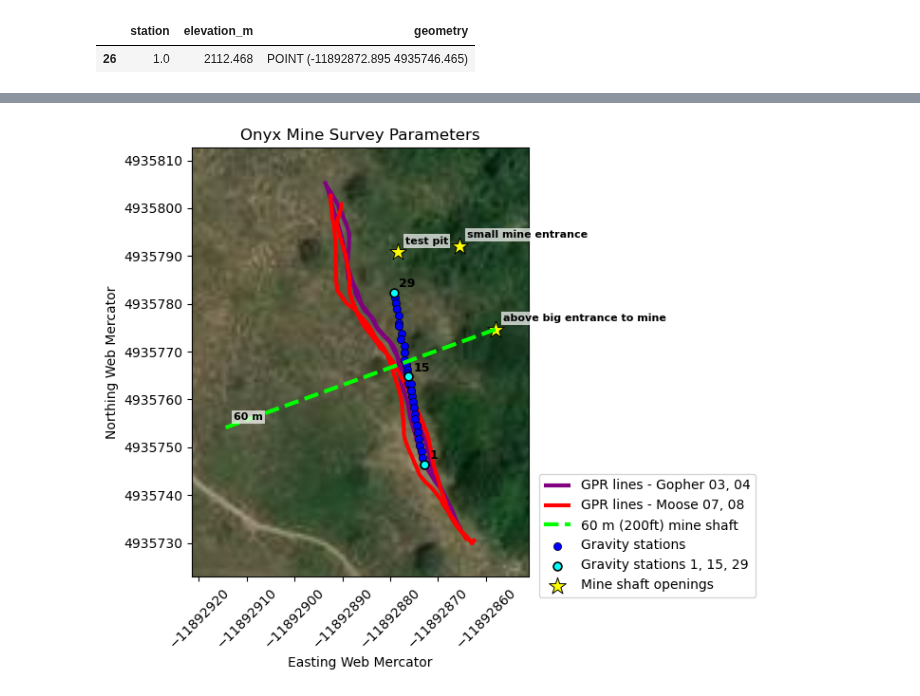
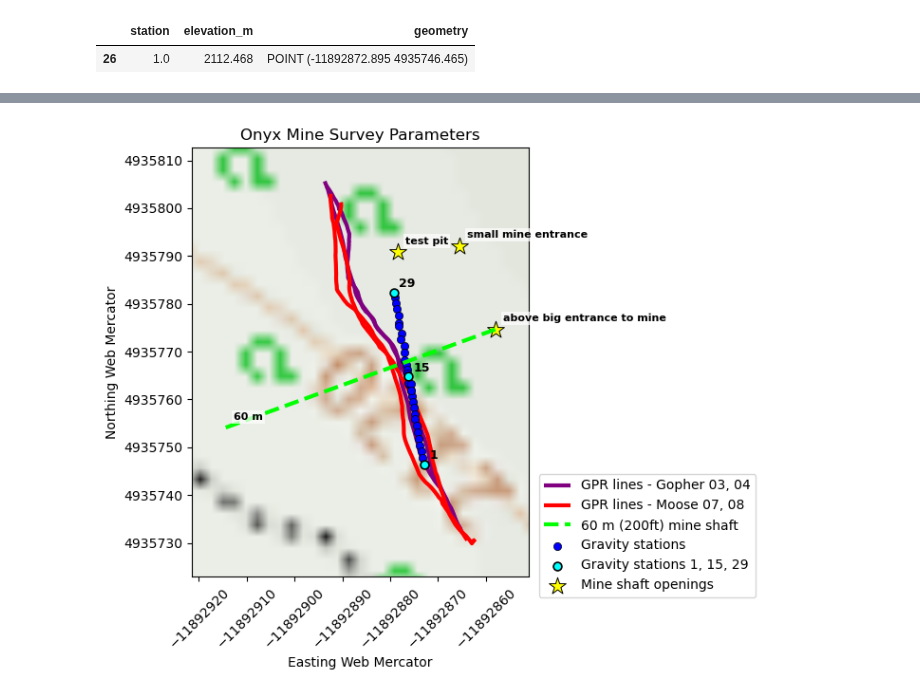
Before and after one commit to tessamurphy16/Geophysical-Characterization-of-the-Historic-Onyx-Mine-in-Steamboat-Springs-CO.-, a Jupyter notebook: notebooks/WORKING ipynb files/gravity_gps.ipynb, the cells around one changed output, grey strips where cells are left out. Drawn from its saved outputs; the diff is of its cells as text; code cells hidden in the pictures.

Commit message:
adding topo to map

```diff
--- a/notebooks/WORKING ipynb files/gravity_gps.ipynb
+++ b/notebooks/WORKING ipynb files/gravity_gps.ipynb
@@ -567,8 +549,8 @@ ax.set_ylim(ymin - buffer, ymax + buffer)
 # Basemap first
 cx.add_basemap(
     ax,
-    source=cx.providers.Esri.WorldImagery,
-    zoom=18,
+    source=cx.providers.OpenTopoMap,
+    zoom=16,
     attribution=False
 )
 
@@ -662,6 +644,7 @@ ax.legend(
     borderaxespad=0
 )
 
+
 # Force full coordinate values
 ax.xaxis.set_major_formatter(FormatStrFormatter("%.0f"))
 ax.yaxis.set_major_formatter(FormatStrFormatter("%.0f"))
@@ -1371,8 +2173,8 @@ ax.set_ylim(ymin - buffer, ymax + buffer)
 # Satellite basemap first
 cx.add_basemap(
     ax,
-    source=cx.providers.Esri.WorldImagery,
-    zoom=18,
+    source=cx.providers.OpenTopoMap,
+    zoom=16,
     attribution=False
 )
 
@@ -1483,31 +2285,31 @@ for idx, row in mine_projection_endpoint.iterrows():
     )
 
 # ----------------------------
 # Formatting
 # ----------------------------
 
 ax.set_title("Onyx Mine Survey Parameters")
 ax.set_xlabel("Easting Web Mercator")
 ax.set_ylabel("Northing Web Mercator")
 
 ax.legend(
     loc="upper left",
     bbox_to_anchor=(1.03, 0.24),
     ncol=1,
     borderaxespad=0
 )
 
 ax.ticklabel_format(style="plain", axis="both", useOffset=False)
 
 ax.xaxis.set_major_formatter(ScalarFormatter(useOffset=False))
 ax.yaxis.set_major_formatter(ScalarFormatter(useOffset=False))
 
 ax.get_xaxis().get_major_formatter().set_scientific(False)
 ax.get_yaxis().get_major_formatter().set_scientific(False)
 
 plt.xticks(rotation=45)
 
 plt.tight_layout(rect=[0, 0, 0.78, 1])
 plt.show()
 # %% [output]
-[figure, old version]
+[figure, new version]
```
Also changed, not shown: parts of 5 cells of this notebook.
